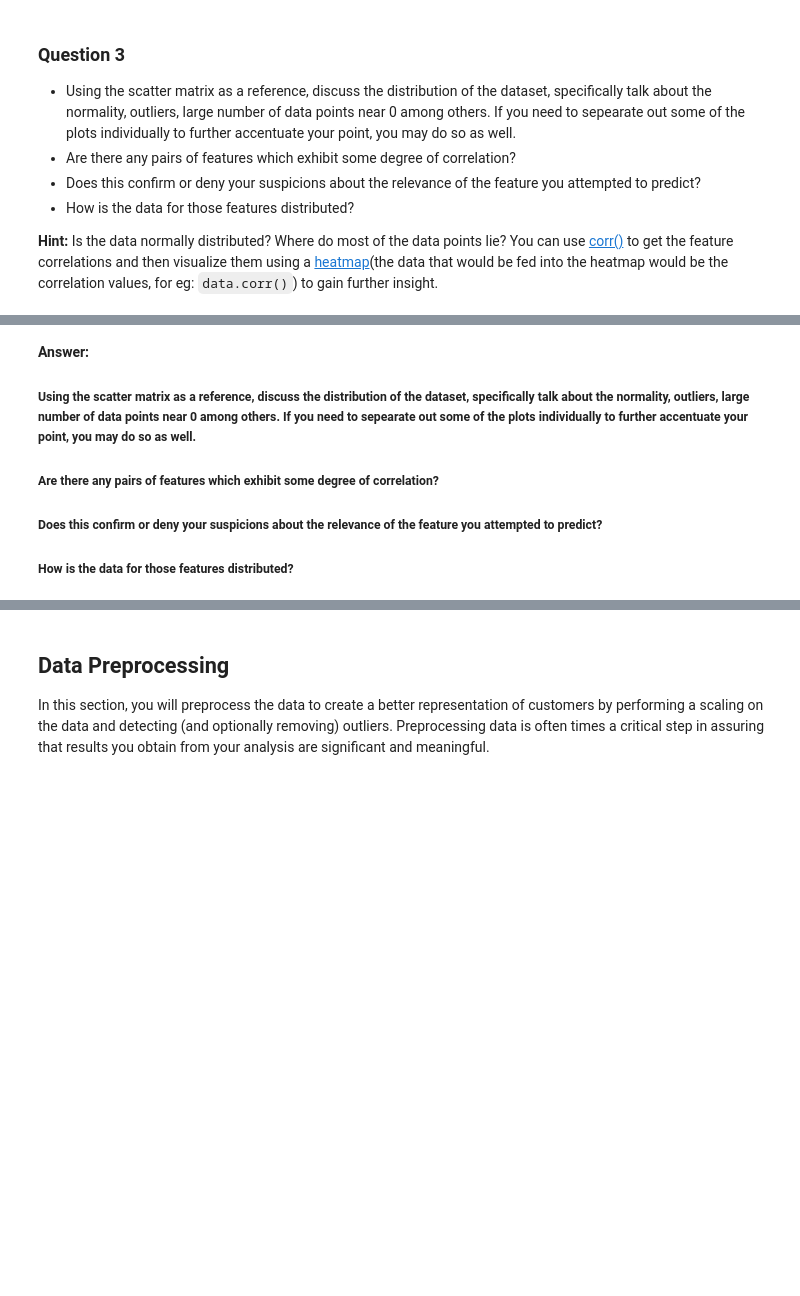
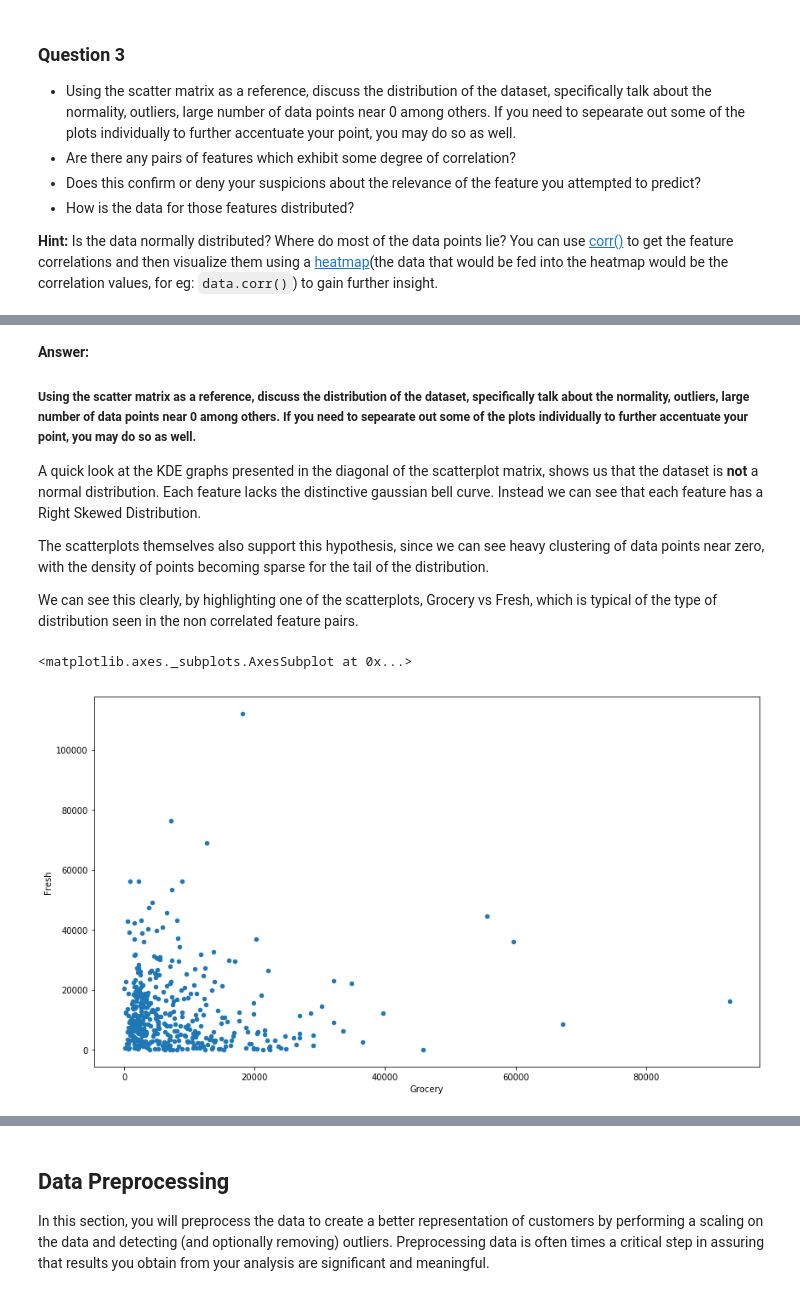
Before and after one commit to dan-lennox/customer_segments, a Jupyter notebook: customer_segments.ipynb, the cells around one changed output, grey strips where cells are left out. Cells and saved outputs as stored; diff of their text form; code cells hidden in the pictures; blank space fills up the shorter version.

```diff
--- a/customer_segments.ipynb
+++ b/customer_segments.ipynb
@@ -200,8 +215,14 @@ pd.scatter_matrix(data, alpha = 0.3, figsize = (14,8), diagonal = 'kde');
 
 ##### Using the scatter matrix as a reference, discuss the distribution of the dataset, specifically talk about the normality, outliers, large number of data points near 0 among others. If you need to sepearate out some of the plots individually to further accentuate your point, you may do so as well.
 
-##### Are there any pairs of features which exhibit some degree of correlation?
 
-##### Does this confirm or deny your suspicions about the relevance of the feature you attempted to predict?
+A quick look at the KDE graphs presented in the diagonal of the scatterplot matrix, shows us that the dataset is **not** a normal distribution. Each feature lacks the distinctive gaussian bell curve. Instead we can see that each feature has a Right Skewed Distribution.
 
-##### How is the data for those features distributed?
+The scatterplots themselves also support this hypothesis, since we can see heavy clustering of data points near zero, with the density of points becoming sparse for the tail of the distribution.
+
+We can see this clearly, by highlighting one of the scatterplots, Grocery vs Fresh, which is typical of the type of distribution seen in the non correlated feature pairs.
+# %%
+display(data.plot.scatter(x='Grocery', y='Fresh', figsize = (14,8)))
+# %% [output]
+<matplotlib.axes._subplots.AxesSubplot at 0x...>
+[figure, added]
```
Also changed, not shown: parts of 12 cells of this notebook.
